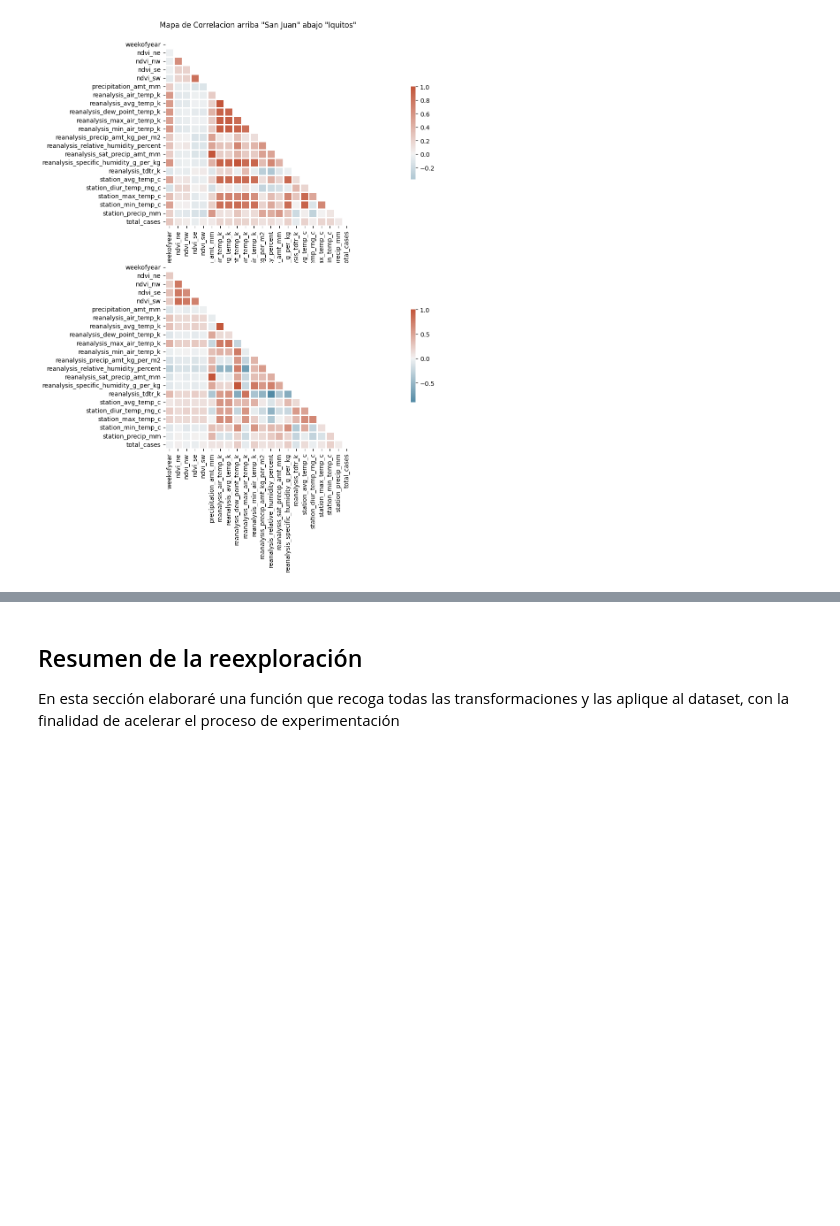
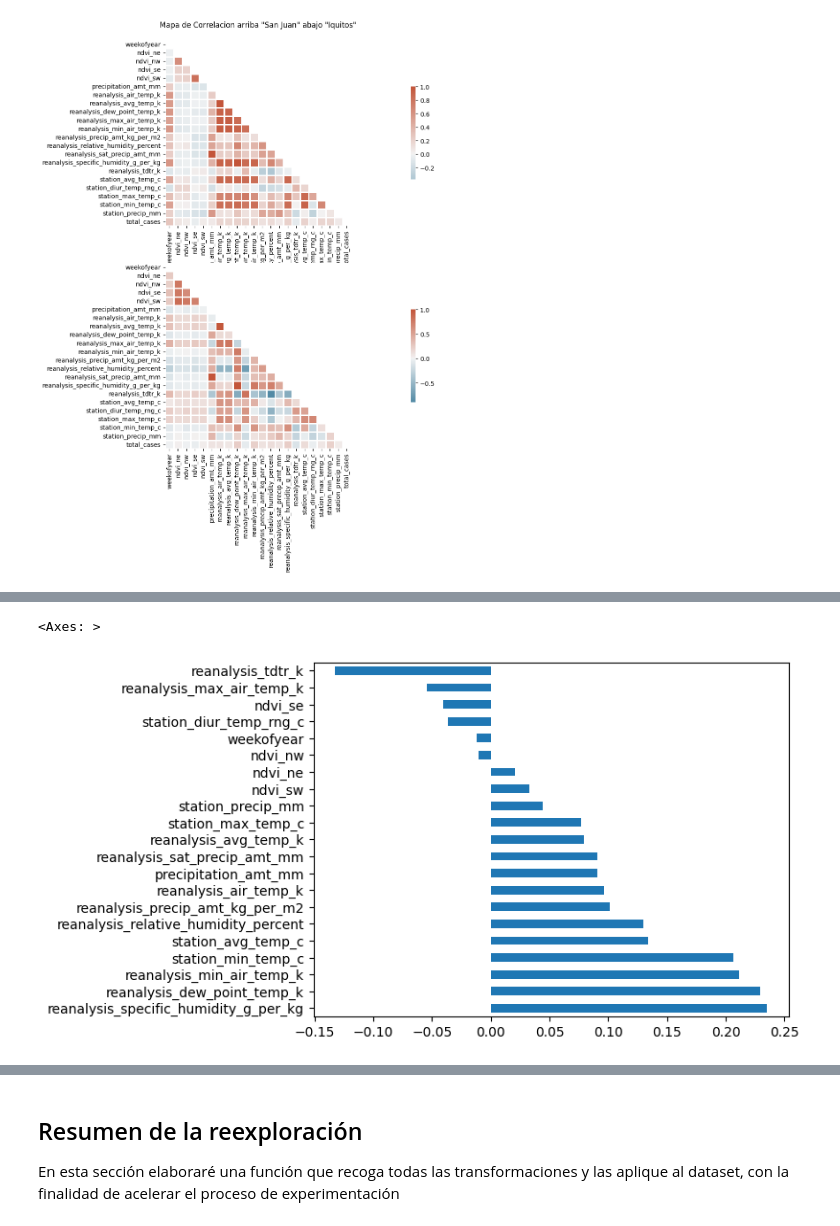
Before and after one commit to ernestopalacios/07MBID, a Jupyter notebook: AG2_ErnestoPalacios.ipynb, the cells around one changed output, grey strips where cells are left out. Cells and saved outputs as stored; diff of their text form; code cells hidden in the pictures; blank space fills up the shorter version.

```diff
--- a/AG2_ErnestoPalacios.ipynb
+++ b/AG2_ErnestoPalacios.ipynb
@@ -317,0 +234,11 @@ array([[0.58783972, 0.62676332, 0.52370092, ..., 0.28205128, 0.05230467,
+# %%
+# Iquitos
+(corr_iq
+     .total_cases
+     .drop('total_cases') # quitamos la variable objetivo
+     .sort_values(ascending=False)
+     .plot
+     .barh())
+# %% [output]
+<Axes: >
+[figure, added]
```
Also changed, not shown: parts of 23 cells of this notebook.
